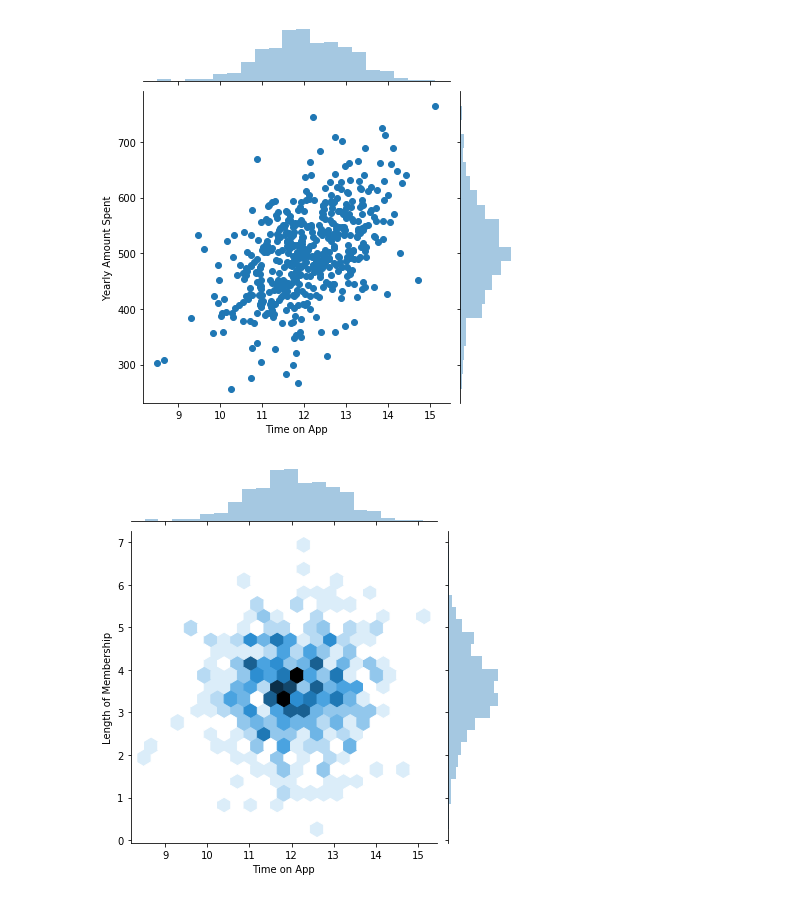
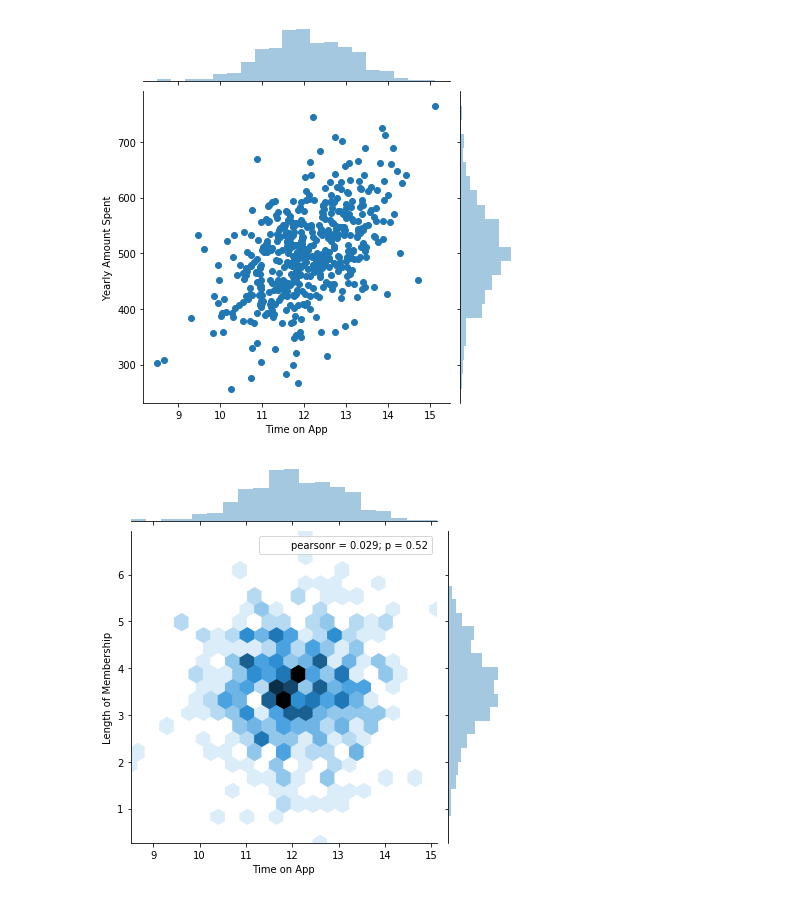
Before and after one commit to cmlins/curso-udemy-data-science, a Jupyter notebook: Linear_Regression_Project.ipynb, the cells around one changed output. Cells and saved outputs as stored; diff of their text form; code cells hidden in the pictures.

```diff
--- a/Linear_Regression_Project.ipynb
+++ b/Linear_Regression_Project.ipynb
@@ -54,6 +61,10 @@ sns.jointplot(data=costumers, x='Time on App', y='Yearly Amount Spent');
 # %% [output]
 [figure]
 # %%
-sns.jointplot(data=costumers, x='Time on App', y='Length of Membership', kind='hex');
+import scipy.stats as stats
+
+j = sns.jointplot(data=costumers, x='Time on App', y='Length of Membership', kind='hex');
+j.annotate(stats.pearsonr);
+# plt.show()
 # %% [output]
-[figure, old version]
+[figure, new version]
```
Also changed, not shown: parts of 28 cells of this notebook.
